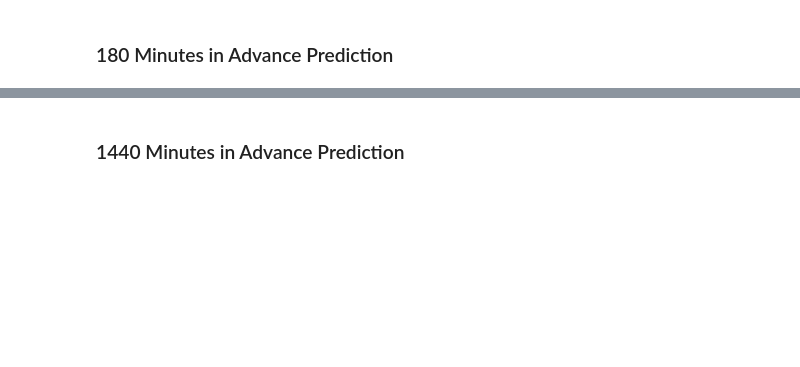
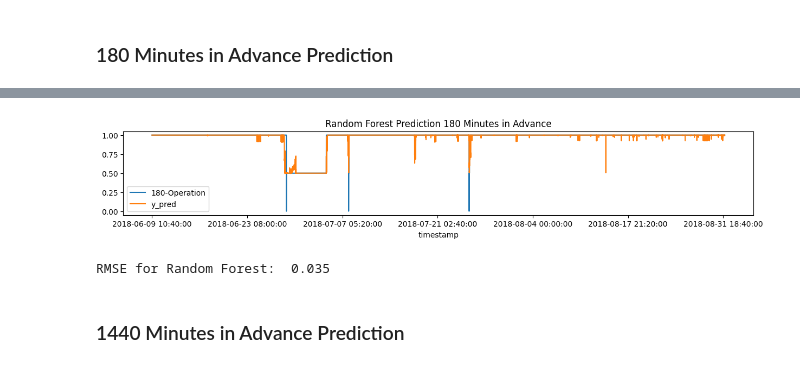
Before and after one commit to andrey101010/ds-predicitive-maintenace, a Jupyter notebook: 05_Pump_Sensors.ipynb, the cells around one changed output, grey strips where cells are left out. Saved outputs shown, nothing was run; the diff lists cells and outputs as text; code cells hidden in the pictures; blank space fills up the shorter version.

```diff
--- a/05_Pump_Sensors.ipynb
+++ b/05_Pump_Sensors.ipynb
@@ -225,9 +289,15 @@ y_pred = rf.predict(X_test)
 # %%
 y_test_plot = y_test.copy()
 y_test_plot = pd.DataFrame(y_test_plot)
 y_test_plot['y_pred'] = y_pred.tolist()
 y_test_plot.plot.line(figsize=(15,2));
-plt.title('Random Forest Prediction 180 Minutes in Advance');
+plt.title(f'Random Forest Prediction {number} Minutes in Advance');
+# %% [output]
+[figure, added]
+# %%
+print('RMSE for Random Forest: ', "%.3f" % mean_squared_error(y_pred, y_test)**(1/2))
+# %% [output]
+RMSE for Random Forest:  0.035
 # %% [markdown]
 ### 1440 Minutes in Advance Prediction
 # %%
```
Also changed, not shown: parts of 23 cells of this notebook, 1 other file.
